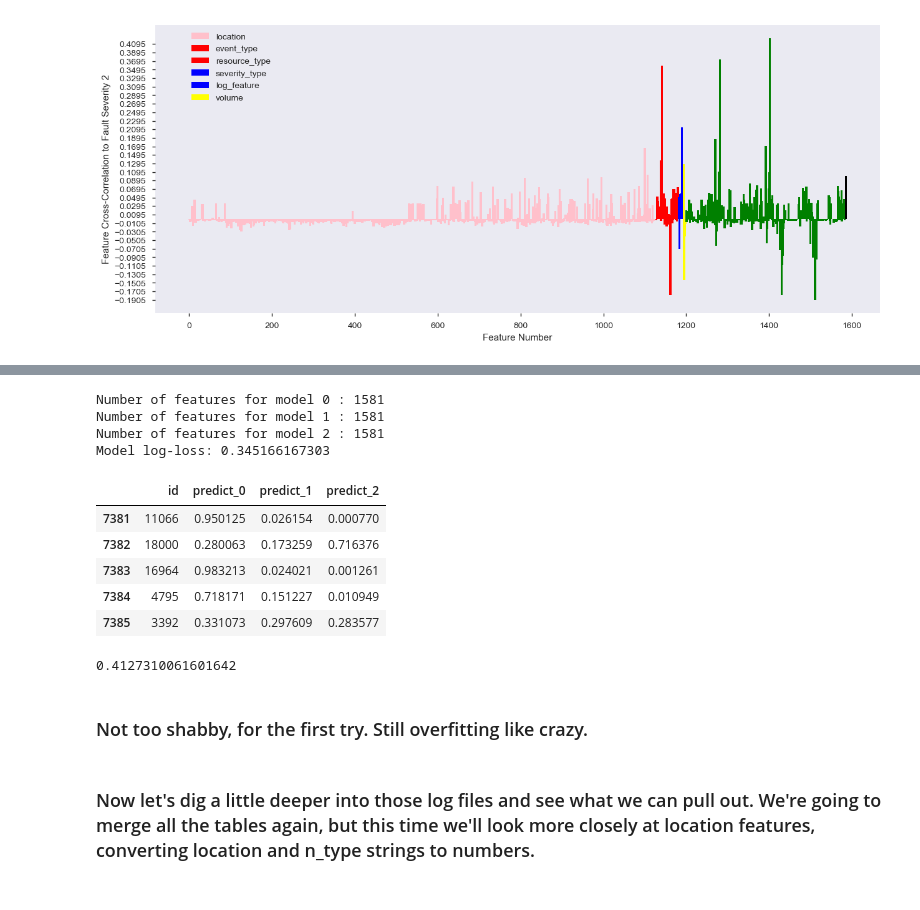
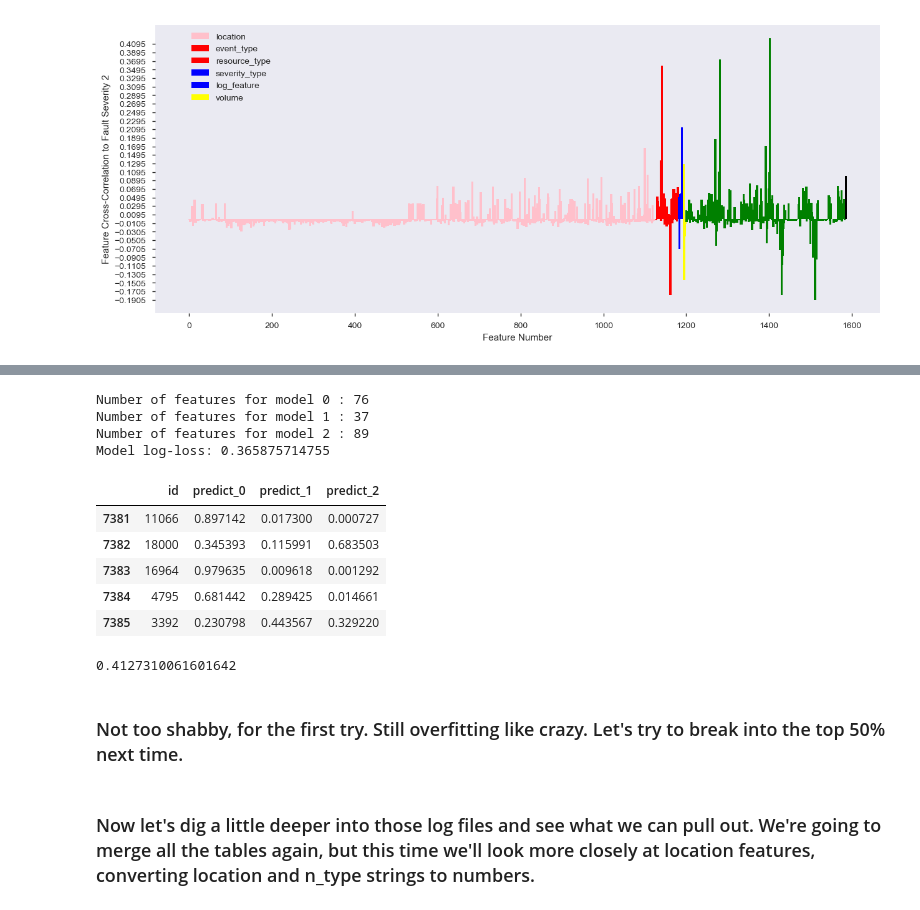
Before and after one commit to noguano/dsi_capstone, a Jupyter notebook: telstra-outage-pred.ipynb, the cells around one changed output, grey strips where cells are left out. Saved outputs shown, nothing was run; the diff lists cells and outputs as text; code cells hidden in the pictures.

```diff
--- a/DSI US -5 ATX Capstone.ipynb
+++ b/telstra-outage-pred.ipynb
@@ -53,12 +53,12 @@ class SparseRobustMaxScaler(object):
 # %% [markdown]
 # Load (fixed) Data files
 # %%
-train_orig = pd.read_csv('./assets/train.csv', header=0)
-test_orig = pd.read_csv('./assets/test.csv', header=0)
-severity_type = pd.read_csv('./assets/severity_type.csv', header=0)
-log_feature = pd.read_csv('./assets/log_feature.csv', header=0)
-event_type = pd.read_csv('./assets/event_type.csv', header=0)
-resource_type = pd.read_csv('./assets/resource_type.csv', header=0)
+train_orig = pd.read_csv('./data/train.csv', header=0)
+test_orig = pd.read_csv('./data/test.csv', header=0)
+severity_type = pd.read_csv('./data/severity_type.csv', header=0)
+log_feature = pd.read_csv('./data/log_feature.csv', header=0)
+event_type = pd.read_csv('./data/event_type.csv', header=0)
+resource_type = pd.read_csv('./data/resource_type.csv', header=0)
 # %% [markdown]
 # Functions That Make EDA Easier
 # %%
@@ -141,7 +141,7 @@ train = train_orig
 test = test_orig
 num_train_data = train.shape[0]
 enc = OneHotEncoder(sparse=False)
-y = enc.fit_transform(train[['fault_severity']].as_matrix())
+y = enc.fit_transform(train[['fault_severity']].values)
 # %%
 train.head()
 # %% [output]
@@ -224,7 +224,7 @@ all_data.head(10)
 feature_name = ['location', 'event_type', 'resource_type', 'severity_type', 'log_feature']
 enc = OneHotEncoder(n_values=np.array([1127, 55, 11, 6, 387]), sparse=False)
 features = all_data['id']
-features = pd.concat([features, pd.DataFrame(data=enc.fit_transform(all_data[feature_name].as_matrix()))], axis=1)
+features = pd.concat([features, pd.DataFrame(data=enc.fit_transform(all_data[feature_name].values))], axis=1)
 features = features.astype(int)
 features['vol'] = all_data['volume']
 feature_name.append('volume')
@@ -290,16 +290,16 @@ cct = 0.05
 for idx in range (3):
     X = features_norm[:num_train_data].drop(['id'],axis=1).values
     X = X[:,np.transpose(np.nonzero(np.absolute(cross_corr.iloc[:,idx])>cct))][:,:,0]
-    xgbc = xgb.XGBClassifier()
+    xgbc = xgb.XGBClassifier(seed=42)
     clf1 = GridSearchCV(xgbc, {'max_depth': [5, 6, 7],
                             'n_estimators': [100, 200, 300],
                             'learning_rate': [0.05, 0.1, 0.15],
-                            'subsample': [1],
+                            'subsample': [1]
                              },
                              verbose=1, n_jobs=3, cv=3, scoring='log_loss')
     clf1.fit(X, y[:,idx])
     print('best est', clf1.best_estimator_)
     print('best parms', clf1.best_params_)
-    joblib.dump(clf1, '../dsi_capstone/clf1xgb'+str(idx)+'.pkl')   # pickle it if I need to flask it later, and predict
+    joblib.dump(clf1, '../dsi_capstone/assets/clf1xgb'+str(idx)+'.pkl')   # pickle it if I need to flask it later, and predict
 # %% [output]
 Fitting 3 folds for each of 27 candidates, totalling 81 fits
@@ -332,43 +332,43 @@ best parms {'learning_rate': 0.1, 'max_depth': 7, 'n_estimators': 100, 'subsampl
 # %%
 # Make predictions and score each target, then append to submission format
 
 y_pred = []
 log_loss = []
 for idx in range(3):
-    clf1 = joblib.load('../dsi_capstone/clf1xgb'+str(idx)+'.pkl')
+    clf1 = joblib.load('../dsi_capstone/assets/clf1xgb'+str(idx)+'.pkl')
     X_t = features_norm[num_train_data:].drop(['id'],axis=1).as_matrix()
     X_t = X_t[:,np.transpose(np.nonzero(np.absolute(cross_corr.iloc[:,idx])>cct))][:,:,0]
     y_pred.append(clf1.predict_proba(X_t))
     log_loss.append(-clf1.best_score_)
     print('Number of features for model ' + str(idx) + ' : ' + str(X_t.shape[1]))
 
 print('Model log-loss: ' + str(np.mean(log_loss)))
 
 
 prediction = pd.DataFrame({'id': features[num_train_data:].id,
                            'predict_0': y_pred[0][:,1],
                            'predict_1': y_pred[1][:,1],
                            'predict_2': y_pred[2][:,1]})
 
-prediction.to_csv('../dsi_capstone/Telstra_clfxgb0b.csv',index=False)
+prediction.to_csv('../dsi_capstone/submissions/Telstra_clf1xgb5b.csv',index=False)
 prediction.head()
 # %% [output]
-Number of features for model 0 : 1581
-Number of features for model 1 : 1581
-Number of features for model 2 : 1581
-Model log-loss: 0.345166167303
+Number of features for model 0 : 76
+Number of features for model 1 : 37
+Number of features for model 2 : 89
+Model log-loss: 0.365875714755
 |  | id | predict_0 | predict_1 | predict_2 |
-| 7381 | 11066 | 0.950125 | 0.026154 | 0.000770 |
-| 7382 | 18000 | 0.280063 | 0.173259 | 0.716376 |
-| 7383 | 16964 | 0.983213 | 0.024021 | 0.001261 |
-| 7384 | 4795 | 0.718171 | 0.151227 | 0.010949 |
-| 7385 | 3392 | 0.331073 | 0.297609 | 0.283577 |
+| 7381 | 11066 | 0.897142 | 0.017300 | 0.000727 |
+| 7382 | 18000 | 0.345393 | 0.115991 | 0.683503 |
+| 7383 | 16964 | 0.979635 | 0.009618 | 0.001292 |
+| 7384 | 4795 | 0.681442 | 0.289425 | 0.014661 |
+| 7385 | 3392 | 0.230798 | 0.443567 | 0.329220 |
 # %%
 1 - 572/974
 # %% [output]
 0.4127310061601642
 # %% [markdown]
-### Not too shabby, for the first try. Still overfitting like crazy.
+### Not too shabby, for the first try. Still overfitting like crazy. Let's try to break into the top 50% next time.
 # %% [markdown]
 ### Now let's dig a little deeper into those log files and see what we can pull out. We're going to merge all the tables again, but this time we'll look more closely at location features, converting location and n_type strings to numbers.
 # %%
```
Also changed, not shown: parts of 104 cells of this notebook, 19 other files.
